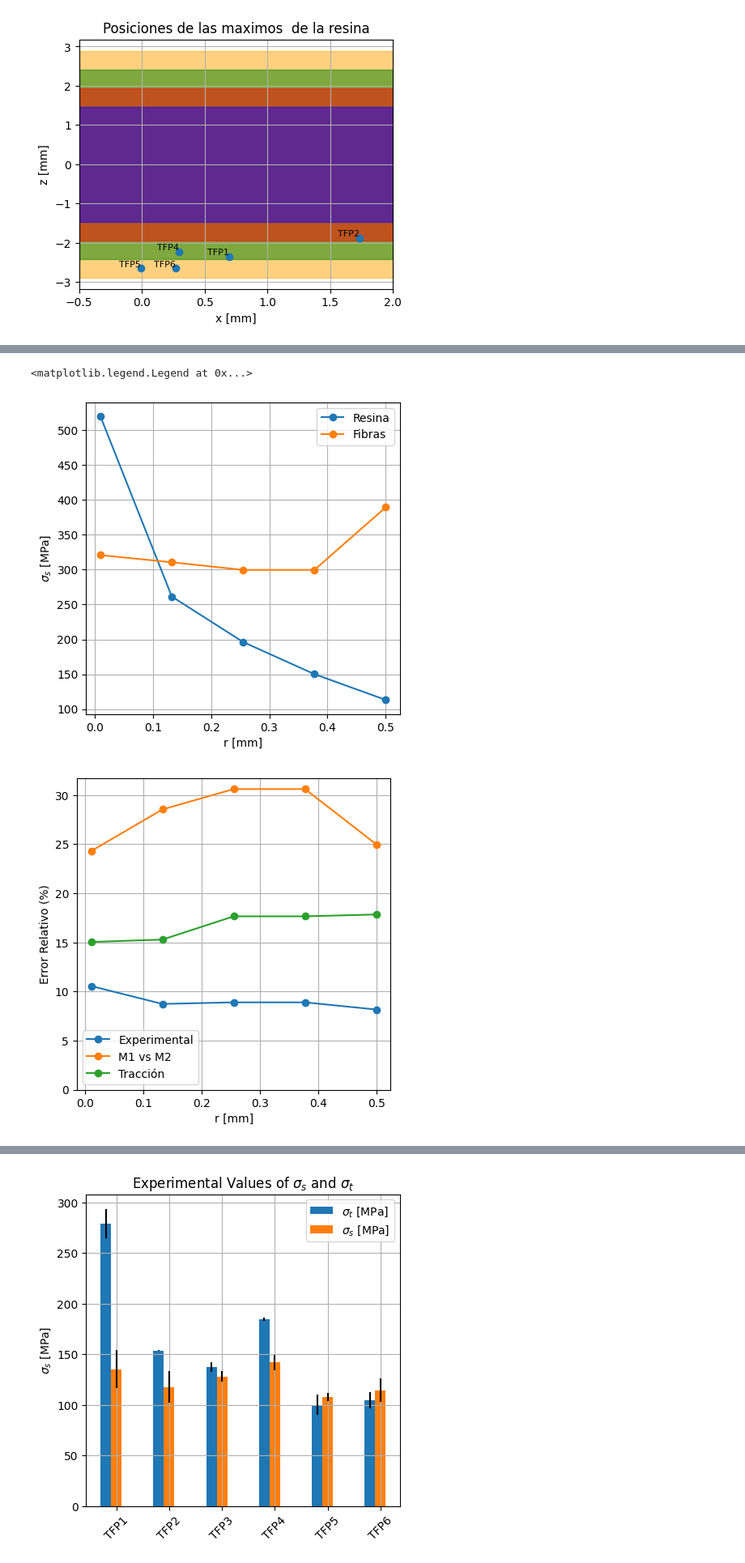
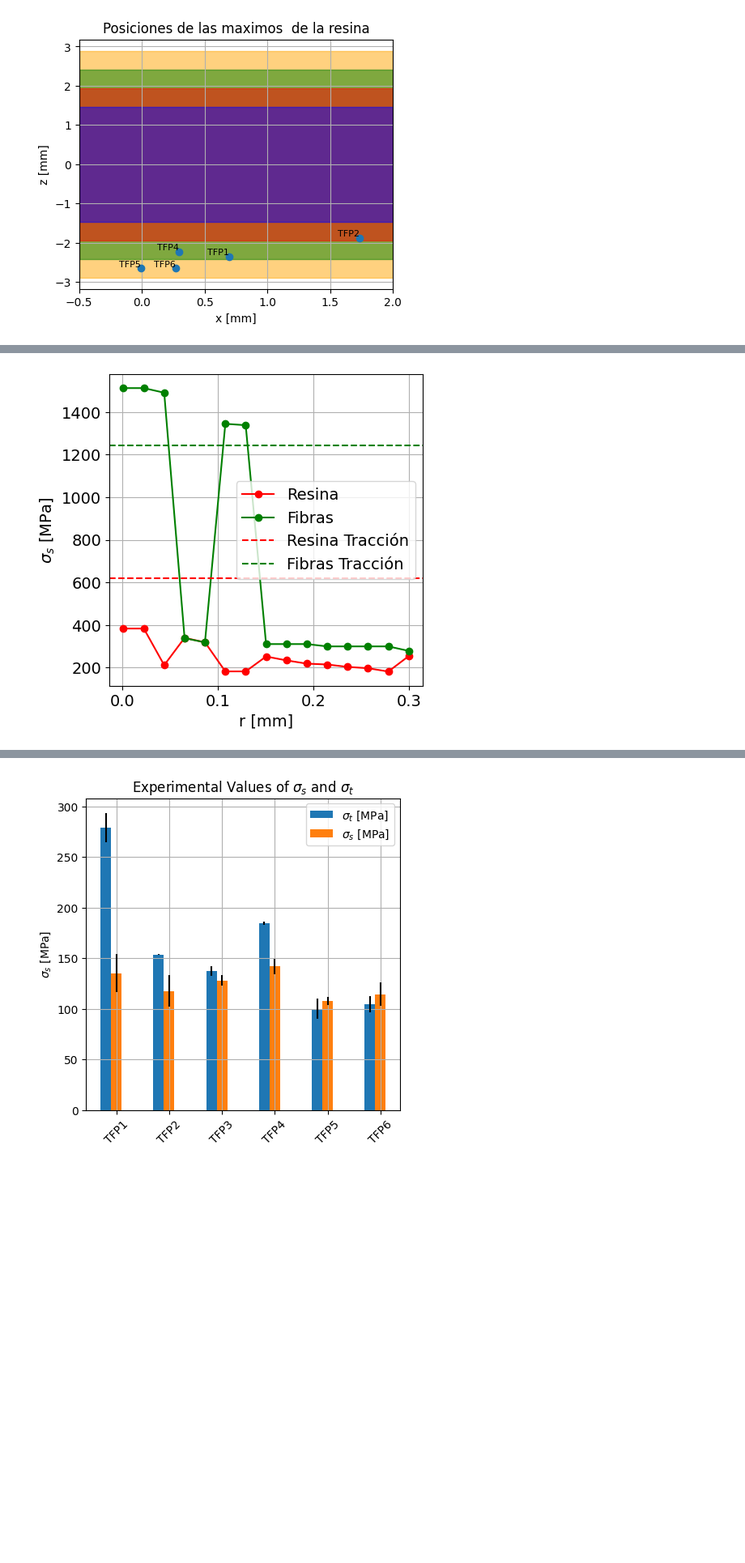
Before and after one commit to AdvancedMaterialSimulation/CITISENS_Composite, a Jupyter notebook: scripts_finals/02_metodo/02_flexion/T03_post_all_r_var.ipynb, the cells around one changed output, grey strips where cells are left out. Shown at 81% size. Cells and saved outputs as stored; diff of their text form; code cells hidden in the pictures; blank space fills up the shorter version.

```diff
--- a/scripts_finals/02_metodo/02_flexion/T03_post_all_r_var.ipynb
+++ b/scripts_finals/02_metodo/02_flexion/T03_post_all_r_var.ipynb
@@ -324,11 +324,13 @@ for jjj in range(len(iP1_json["rr_list"])):
         S_TPFi = PredFEM(Sfibre, Smatrix)
 
         dx = (Smatrix-Sfibre )
-        return np.abs((S_TPFi - Sb_expiremental)**2).sum() + 10*np.max([0,dx])
+        return np.abs((S_TPFi - Sb_expiremental)**2).sum() + 10*np.max([0,dx])**2
 
     from scipy.optimize import minimize
 
     x0 = np.array([0,1])
+    x0 = np.array([1212.425,620.94])
+
     res = minimize(lambda x: find_optimal_P1(x[0], x[1]),
                         x0,
                         method='Nelder-Mead',
@@ -424,39 +433,16 @@ P1_resina_opt 113.2664020998968
 # %%
 plt.figure(figsize=(5,5))
+#
+fibra_traccion = 1243.05186
+resina_traccion = 620.94557
 rr_list = iP1_json["rr_list"]
-plt.plot(rr_list, S_matrix_opts, "o-", label="Resina")
-plt.plot(rr_list, S_fibre_opts, "o-", label="Fibras")
+plt.plot(rr_list, S_matrix_opts, "ro-", label="Resina")
+plt.plot(rr_list, S_fibre_opts, "go-", label="Fibras")
+plt.axhline(y=resina_traccion, color="red", linestyle="--", label="Resina Tracción")
+plt.axhline(y=fibra_traccion, color="green", linestyle="--", label="Fibras Tracción")
 plt.xlabel("r [mm]")
 plt.ylabel(r"$\sigma_s$ [MPa]")
 plt.legend()
 plt.grid()
-
-fig = plt.figure(figsize=(5,5))
-plt.plot(rr_list, error_mu_opts, "o-", label="Experimental")
-
-plt.plot(rr_list, error_mu_metodos, "o-", label="M1 vs M2")
-plt.plot(rr_list, error_traccion, "o-", label="Tracción")
-
-# error_mt_01 =
-plt.xlabel("r [mm]")
-plt.ylabel("Error Relativo (%)")
-plt.ylim([0,None])
-plt.grid()
-plt.legend()
-
-fig = plt.figure(figsize=(5,5))
-# plt.plot(rr_list, error_mu_opts, "o-", label="Experimental")
-
-# plt.plot(rr_list, error_mu_metodos, "o-", label="M1 vs M2")
-plt.plot(rr_list, error_traccion, "o-", label="Tracción")
-
-# error_mt_01 =
-plt.xlabel("r [mm]")
-plt.ylabel("Error Relativo (%)")
-# plt.ylim([0,None])
-plt.grid()
-plt.legend()
 # %% [output]
-<matplotlib.legend.Legend at 0x...>
-[figure, old version]
+[figure, new version]
-[figure, removed]
```
Also changed, not shown: parts of 23 cells of this notebook, 42 other files.
